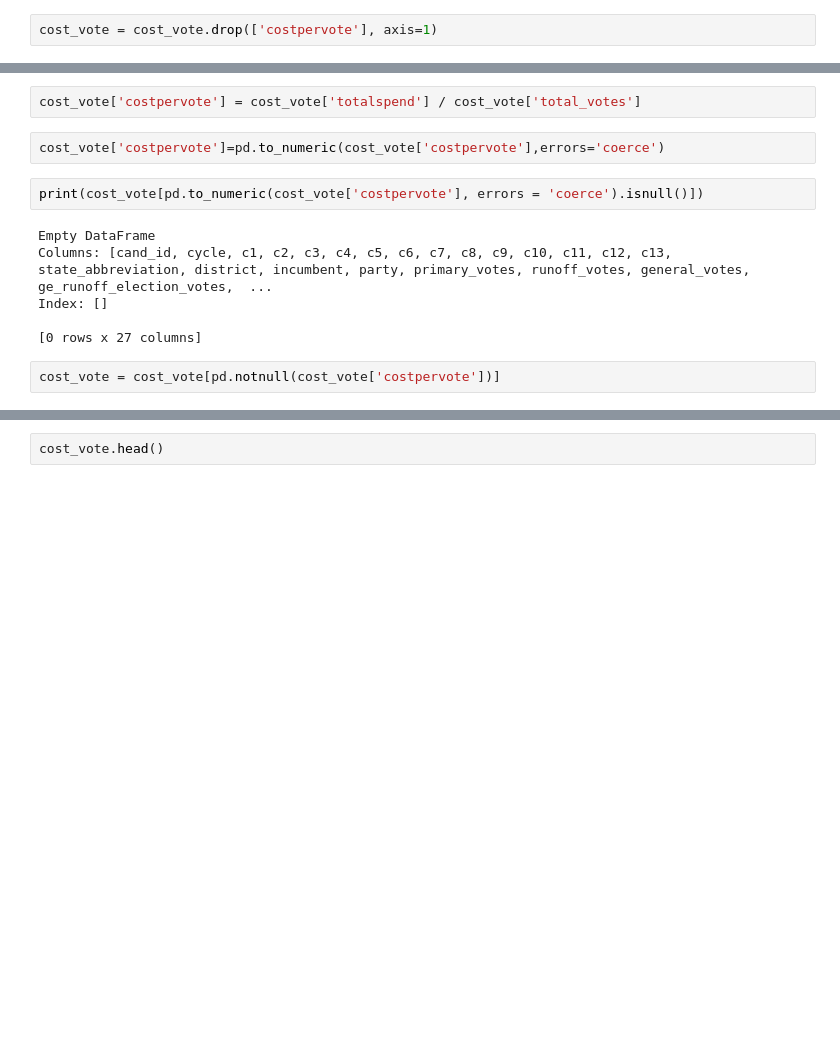
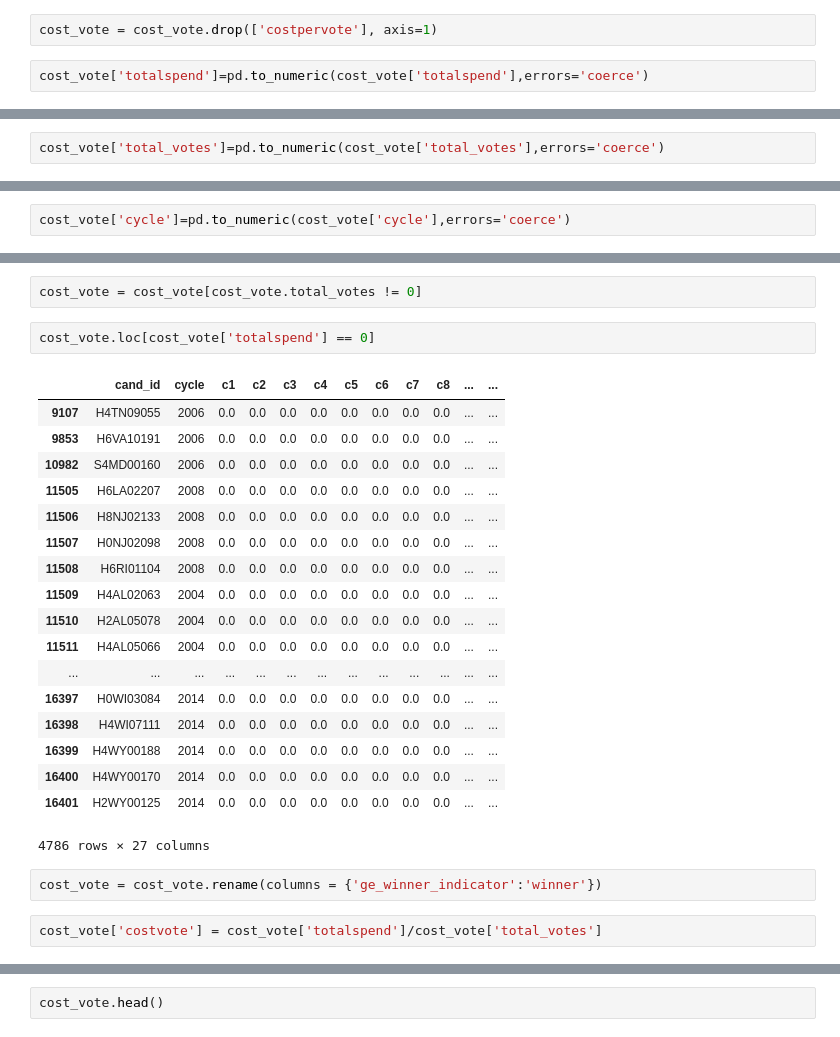
Before and after one commit to georgetown-analytics/four-thirty-five, a Jupyter notebook: 435_Analysis.ipynb, the cells around one changed output, grey strips where cells are left out. Cells and saved outputs as stored; diff of their text form; blank space fills up the shorter version.

```diff
--- a/435_Analysis.ipynb
+++ b/435_Analysis.ipynb
@@ -46,3 +68,5 @@ cost_vote['incumbent']=cost_vote['incumbent'].fillna(0)
 cost_vote['party']=cost_vote['party'].fillna('None')
 # %%
 cost_vote = cost_vote.drop(['costpervote'], axis=1)
+# %%
+cost_vote['totalspend']=pd.to_numeric(cost_vote['totalspend'],errors='coerce')
@@ -48,0 +81,2 @@ cost_vote = cost_vote.drop(['costpervote'], axis=1)
+# %%
+cost_vote['total_votes']=pd.to_numeric(cost_vote['total_votes'],errors='coerce')
@@ -48,0 +91,2 @@ cost_vote = cost_vote.drop(['costpervote'], axis=1)
+# %%
+cost_vote['cycle']=pd.to_numeric(cost_vote['cycle'],errors='coerce')
@@ -49,14 +101,27 @@ cost_vote = cost_vote.drop(['costpervote'], axis=1)
+# %%
+cost_vote = cost_vote[cost_vote.total_votes != 0]
+# %%
+cost_vote.loc[cost_vote['totalspend'] == 0]
+# %% [output]
+|  | cand_id | cycle | c1 | c2 | c3 | c4 | c5 | c6 | c7 | c8 | ... | ... |
+| 9107 | H4TN09055 | 2006 | 0.0 | 0.0 | 0.0 | 0.0 | 0.0 | 0.0 | 0.0 | 0.0 | ... | ... |
+| 9853 | H6VA10191 | 2006 | 0.0 | 0.0 | 0.0 | 0.0 | 0.0 | 0.0 | 0.0 | 0.0 | ... | ... |
+| 10982 | S4MD00160 | 2006 | 0.0 | 0.0 | 0.0 | 0.0 | 0.0 | 0.0 | 0.0 | 0.0 | ... | ... |
+| 11505 | H6LA02207 | 2008 | 0.0 | 0.0 | 0.0 | 0.0 | 0.0 | 0.0 | 0.0 | 0.0 | ... | ... |
+| 11506 | H8NJ02133 | 2008 | 0.0 | 0.0 | 0.0 | 0.0 | 0.0 | 0.0 | 0.0 | 0.0 | ... | ... |
+| 11507 | H0NJ02098 | 2008 | 0.0 | 0.0 | 0.0 | 0.0 | 0.0 | 0.0 | 0.0 | 0.0 | ... | ... |
+| 11508 | H6RI01104 | 2008 | 0.0 | 0.0 | 0.0 | 0.0 | 0.0 | 0.0 | 0.0 | 0.0 | ... | ... |
+| 11509 | H4AL02063 | 2004 | 0.0 | 0.0 | 0.0 | 0.0 | 0.0 | 0.0 | 0.0 | 0.0 | ... | ... |
+| 11510 | H2AL05078 | 2004 | 0.0 | 0.0 | 0.0 | 0.0 | 0.0 | 0.0 | 0.0 | 0.0 | ... | ... |
+| 11511 | H4AL05066 | 2004 | 0.0 | 0.0 | 0.0 | 0.0 | 0.0 | 0.0 | 0.0 | 0.0 | ... | ... |
+| ... | ... | ... | ... | ... | ... | ... | ... | ... | ... | ... | ... | ... |
+| 16397 | H0WI03084 | 2014 | 0.0 | 0.0 | 0.0 | 0.0 | 0.0 | 0.0 | 0.0 | 0.0 | ... | ... |
+| 16398 | H4WI07111 | 2014 | 0.0 | 0.0 | 0.0 | 0.0 | 0.0 | 0.0 | 0.0 | 0.0 | ... | ... |
+| 16399 | H4WY00188 | 2014 | 0.0 | 0.0 | 0.0 | 0.0 | 0.0 | 0.0 | 0.0 | 0.0 | ... | ... |
+| 16400 | H4WY00170 | 2014 | 0.0 | 0.0 | 0.0 | 0.0 | 0.0 | 0.0 | 0.0 | 0.0 | ... | ... |
+| 16401 | H2WY00125 | 2014 | 0.0 | 0.0 | 0.0 | 0.0 | 0.0 | 0.0 | 0.0 | 0.0 | ... | ... |
+4786 rows × 27 columns
+# %%
+cost_vote = cost_vote.rename(columns = {'ge_winner_indicator':'winner'})
 # %%
-cost_vote['costpervote'] = cost_vote['totalspend'] / cost_vote['total_votes']
+cost_vote['costvote'] = cost_vote['totalspend']/cost_vote['total_votes']
-# %%
-cost_vote['costpervote']=pd.to_numeric(cost_vote['costpervote'],errors='coerce')
-# %%
-print(cost_vote[pd.to_numeric(cost_vote['costpervote'], errors = 'coerce').isnull()])
-# %% [output]
-Empty DataFrame
-Columns: [cand_id, cycle, c1, c2, c3, c4, c5, c6, c7, c8, c9, c10, c11, c12, c13, state_abbreviation, district, incumbent, party, primary_votes, runoff_votes, general_votes, ge_runoff_election_votes,  ...
-Index: []
-
-[0 rows x 27 columns]
-# %%
-cost_vote = cost_vote[pd.notnull(cost_vote['costpervote'])]
```
Also changed, not shown: parts of 44 cells of this notebook.
